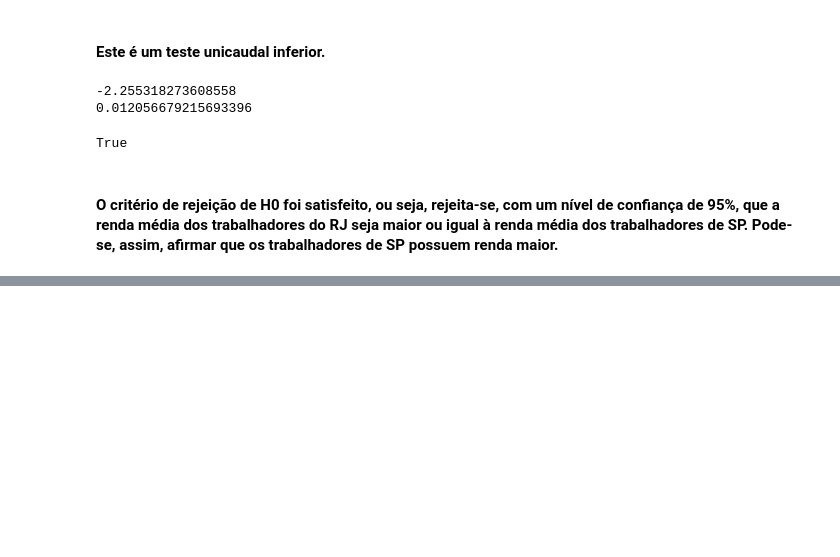
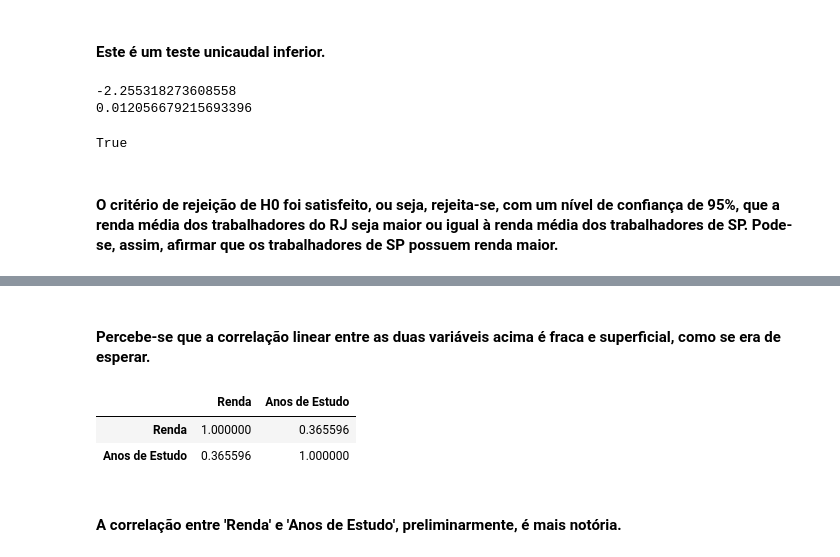
Before and after one commit to silsantos/Data-Science_Projects, a Jupyter notebook: Estatistica/Pratica2.ipynb, the cells around one changed output, grey strips where cells are left out. Drawn from its saved outputs; the diff is of its cells as text; code cells hidden in the pictures; blank space fills up the shorter version.

```diff
--- a/Estatistica/Pratica2.ipynb
+++ b/Estatistica/Pratica2.ipynb
@@ -494,0 +515,12 @@ True
+# %% [markdown]
+#### Percebe-se que a correlação linear entre as duas variáveis acima é fraca e superficial, como se era de esperar.
+# %%
+# Investigação da correlação entre as variáveis 'Renda' e 'Anos de Estudo':
+
+amostra_200[['Renda', 'Anos de Estudo']].corr()
+# %% [output]
+|  | Renda | Anos de Estudo |
+| Renda | 1.000000 | 0.365596 |
+| Anos de Estudo | 0.365596 | 1.000000 |
+# %% [markdown]
+#### A correlação entre 'Renda' e 'Anos de Estudo', preliminarmente, é mais notória.
```
Also changed, not shown: parts of 4 cells of this notebook.
